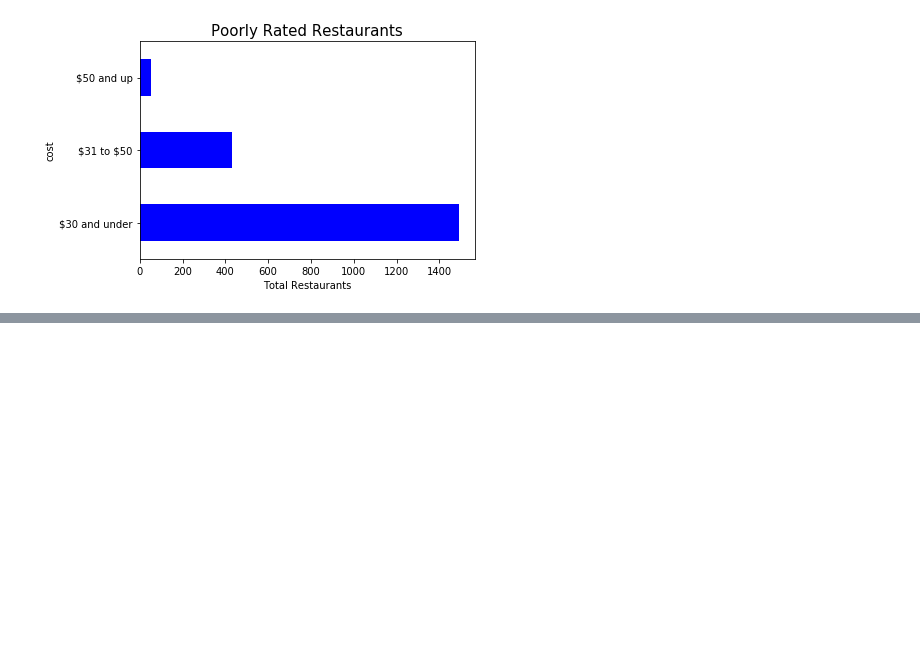
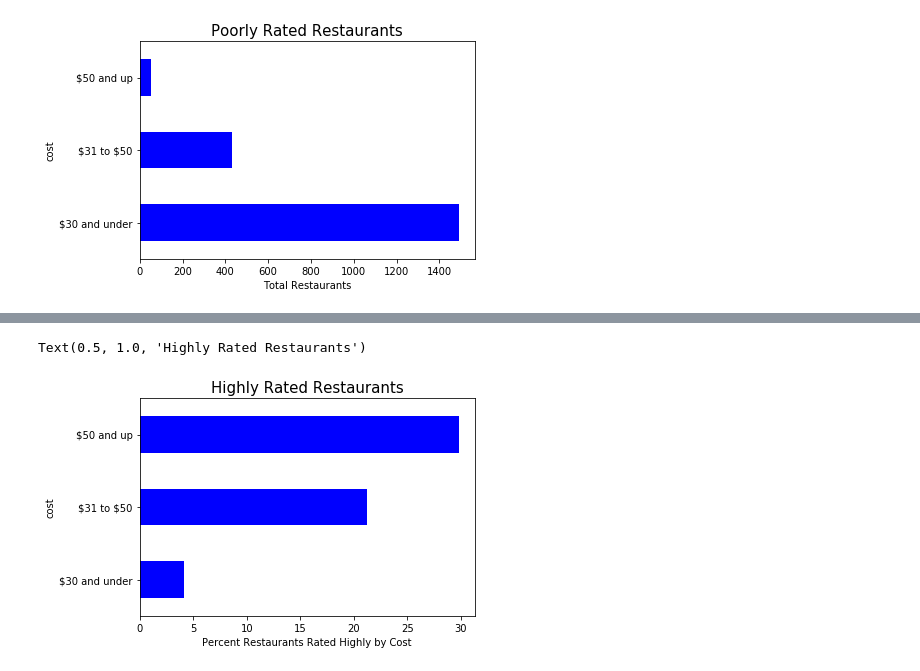
Before and after one commit to MichaelEmmert/OpenTable, a Jupyter notebook: opentableanalysis.ipynb, the cells around one changed output, grey strips where cells are left out. Saved outputs shown, nothing was run; the diff lists cells and outputs as text; code cells hidden in the pictures; blank space fills up the shorter version.

```diff
--- a/opentableanalysis.ipynb
+++ b/opentableanalysis.ipynb
@@ -388,7 +388,7 @@ poorly_rated_by_cuisine
 | 162898 | 45.0 |
 335 rows × 1 columns
 # %%
-highly_rated = ot_rating.loc[(ot_rating.rating >= 70) & (ot_rating.review_count >= 10)]
+highly_rated = ot_rating.loc[(ot_rating.rating >= 75) & (ot_rating.review_count >= 10)]
 highly_rated
 # %% [output]
 |  | area | location | name | cuisine | cost | rating | review_count | promoted | location_on_page |
@@ -830,0 +849,11 @@ Text(0.5, 1.0, 'Poorly Rated Restaurants')
+# %%
+grouped_cost_size_highly = pd.DataFrame(highly_rated.groupby('cost').size(),columns = ['restaurant_count'])
+
+percent_highly_rated = (grouped_cost_size_highly/grouped_cost_size_overall)*100
+
+percent_highly_rated.plot(kind = 'barh', y = 'restaurant_count', color = 'b',legend = False)
+plt.xlabel('Percent Restaurants Rated Highly by Cost')
+plt.title('Highly Rated Restaurants', fontsize = 15)
+# %% [output]
+Text(0.5, 1.0, 'Highly Rated Restaurants')
+[figure, added]
```
Also changed, not shown: parts of 28 cells of this notebook, 11 other files.
